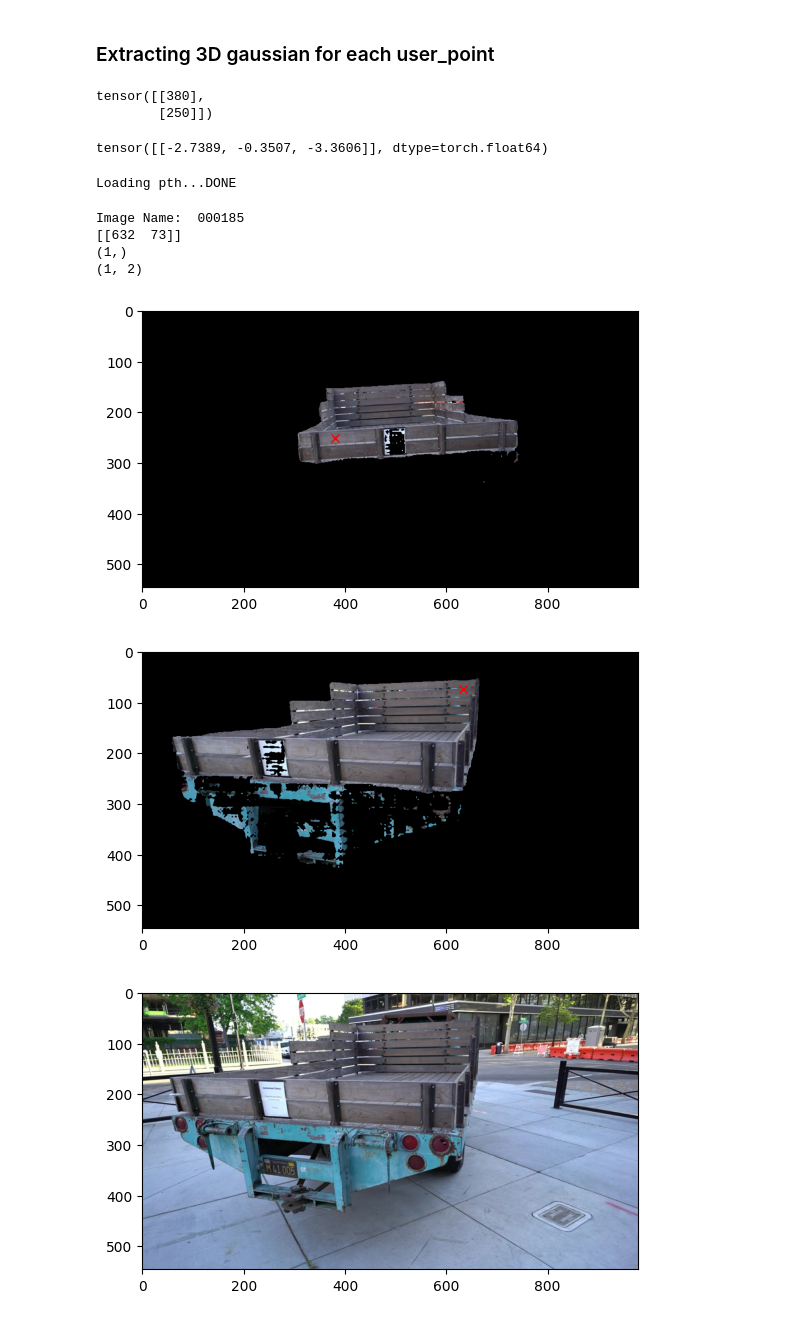
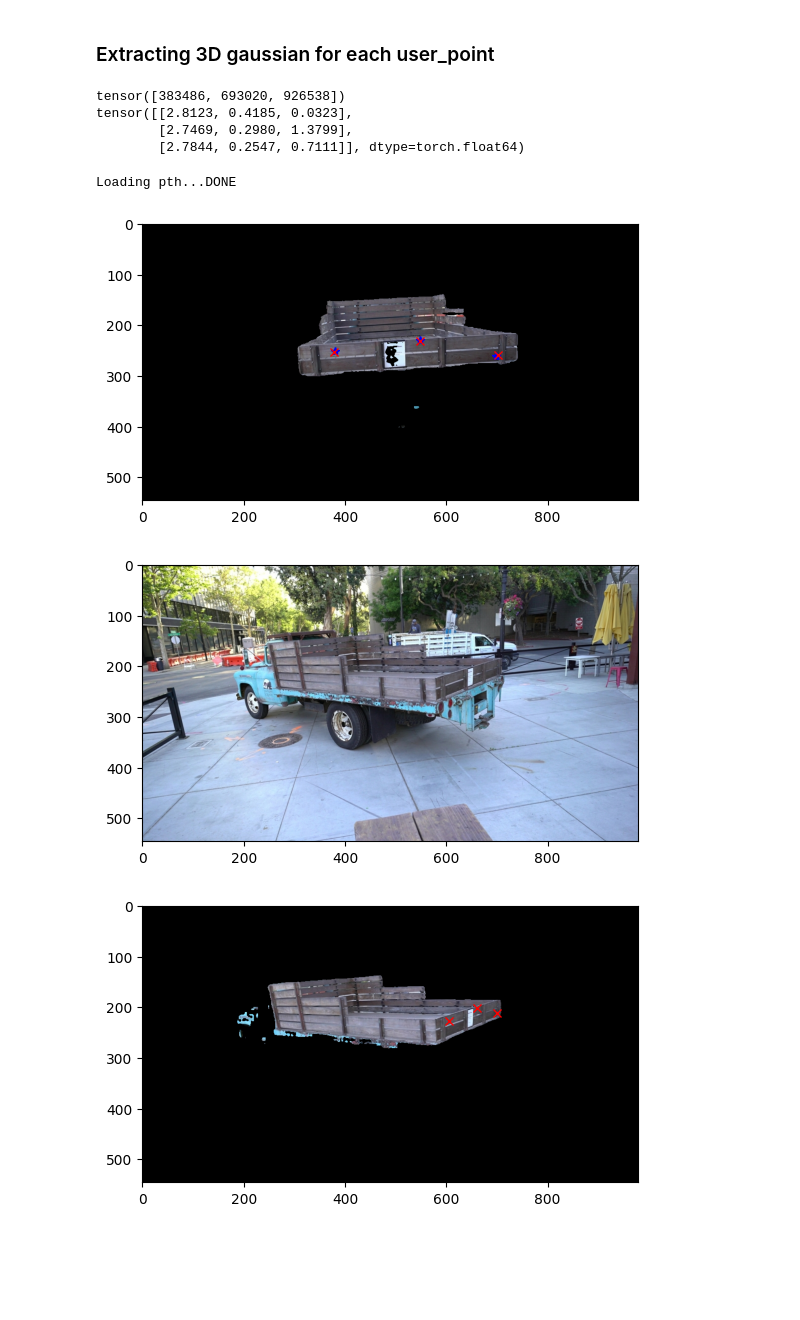
Before and after one commit to Zhu-K/text-prompted-3dgs-segmentation, a Jupyter notebook: main.ipynb, the cells around one changed output. Drawn from its saved outputs; the diff is of its cells as text; code cells hidden in the pictures; blank space fills up the shorter version.

```diff
--- a/main.ipynb
+++ b/main.ipynb
@@ -26,5 +18,5 @@ print(np.asarray(pcd.points))
 # %%
-pcd_array = np.asarray(pcd.points)
 pcd_array = torch.from_numpy(pcd_array)
-print(pcd_array)
+opacities = torch.from_numpy(opacities)
+print(pcd_array.shape)
 # %% [output]
@@ -133,24 +121,31 @@ plt.show()
 ### Extracting 3D gaussian for each user_point
 # %%
 from projection.projections import get_3D_indices
-# %%
-user_points = torch.tensor([380,250]).unsqueeze(-1)
-user_points
-# %% [output]
-tensor([[380],
-        [250]])
+# %%
+user_points = torch.tensor(([380,700, 550], [250, 260, 230]))
+# scale point selection if input size mismatches cameras.json size
+
+scale = 1
+if WIDTH != img_gt.shape[1]:
+    scale = WIDTH / img_gt.shape[1]
+    user_points = torch.round(user_points * scale)
 # %%
 # Hyperparameter
-eps = 1.2
+eps = 10
 
 pcd_indices = get_3D_indices(filt_points, filt_depths,
-                             filt_indices, user_points, eps)
+                             filt_indices, user_points, eps, opacities)
 
-gaussian_mappings = pcd_array[[pcd_indices], :]
+print(pcd_indices)
+
+gaussian_mappings = pcd_array[pcd_indices, :]
 
 print(gaussian_mappings)
 # %% [output]
-tensor([[-2.7389, -0.3507, -3.3606]], dtype=torch.float64)
+tensor([383486, 693020, 926538])
+tensor([[2.8123, 0.4185, 0.0323],
+        [2.7469, 0.2980, 1.3799],
+        [2.7844, 0.2547, 0.7111]], dtype=torch.float64)
 # %%
 from sam.sam import SAM
 
@@ -170,36 +163,40 @@ def get_camera(i):
     return extrinsic, intrinsic, image
 # %%
 # get new view camera matrices
-m_ex, m_in, img_view = get_camera(23)
+m_ex, m_in, img_view = get_camera(16)
 prompt_cam = world_to_camera(gaussian_mappings, m_ex)
-prompt_2d, _, _ = camera_to_image(prompt_cam, m_in)
+prompt_2d, prompt_depths, prompt_indices_ = camera_to_image(prompt_cam, m_in)
 
 input_points = prompt_2d.numpy().T
-print(input_points)
-input_labels = np.array([1])
-print(input_labels.shape)
-print(input_points.shape)
+input_labels = np.array([1] * input_points.shape[0])
+
+# scale point selection if input size mismatches cameras.json size
+if WIDTH != img_gt.shape[1]:
+    input_points = np.round(input_points / scale)
+
+
 
 # draw reference pic (original input view)
-mask_original, _, _ = sam.predict(img_gt, np.array([[380, 250]]), np.array([1]), multimask=False)
+ref_coords, ref_depths, ref_indices = camera_to_image(camera_coords[:,pcd_indices], intrinsic)
+if WIDTH != img_gt.shape[1]:
+    ref_coords = np.round(ref_coords / scale)
+mask_original, _, _ = sam.predict(img_gt, input_points,input_labels, multimask=False)
 plt.imshow(mask_original[0][:,:,np.newaxis] * img_gt)
-plt.plot(380, 250, 'rx')
+# red x marks 3d-to-2d projections, blue * marks original 2d input
+plt.plot(user_points[0] // scale, user_points[1] // scale, 'b*')
+plt.plot(ref_coords[0], ref_coords[1], 'rx')
 plt.show()
 
+
+plt.imshow(img_view)
+plt.show()
 
 # draw new view mask
 mask_view, _, _ = sam.predict(img_view, input_points, input_labels, multimask=False)
 plt.imshow(mask_view[0][:,:,np.newaxis] * img_view)
 plt.plot(input_points[:,0], input_points[:,1], 'rx')
 plt.show()
-
-plt.imshow(img_view)
-plt.show()
 # %% [output]
-Image Name:  000185
-[[632  73]]
-(1,)
-(1, 2)
-[figure, old version]
+[figure, new version]
-[figure, old version]
+[figure, new version]
-[figure, old version]
+[figure, new version]
```
Also changed, not shown: parts of 9 cells of this notebook, 1 other file.
